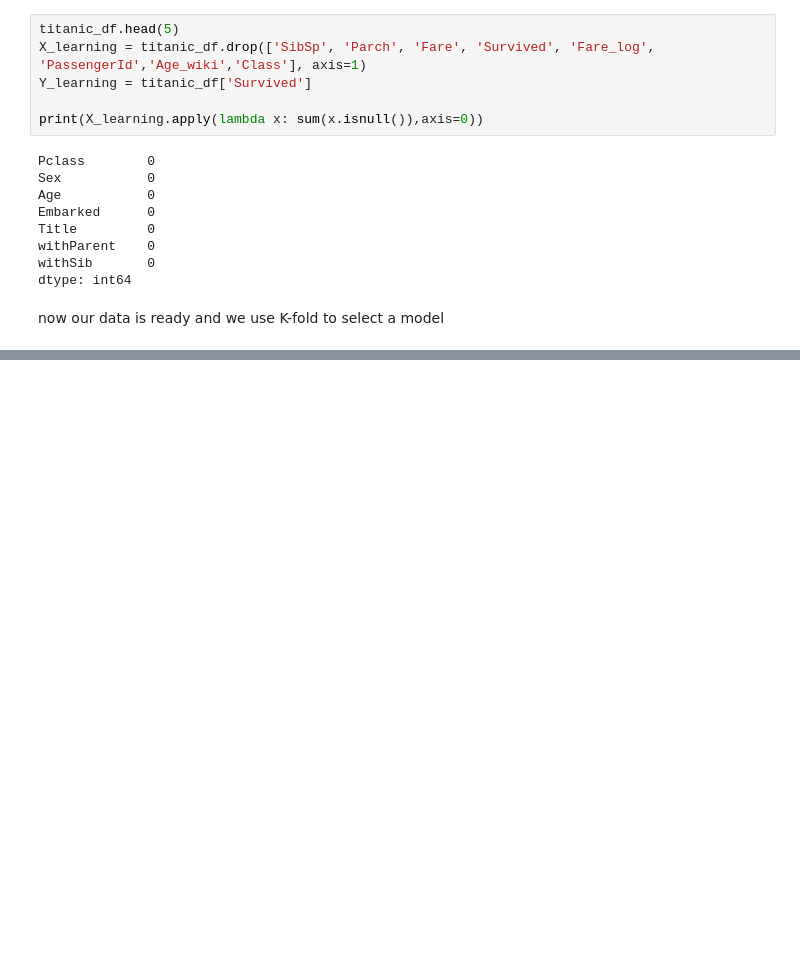
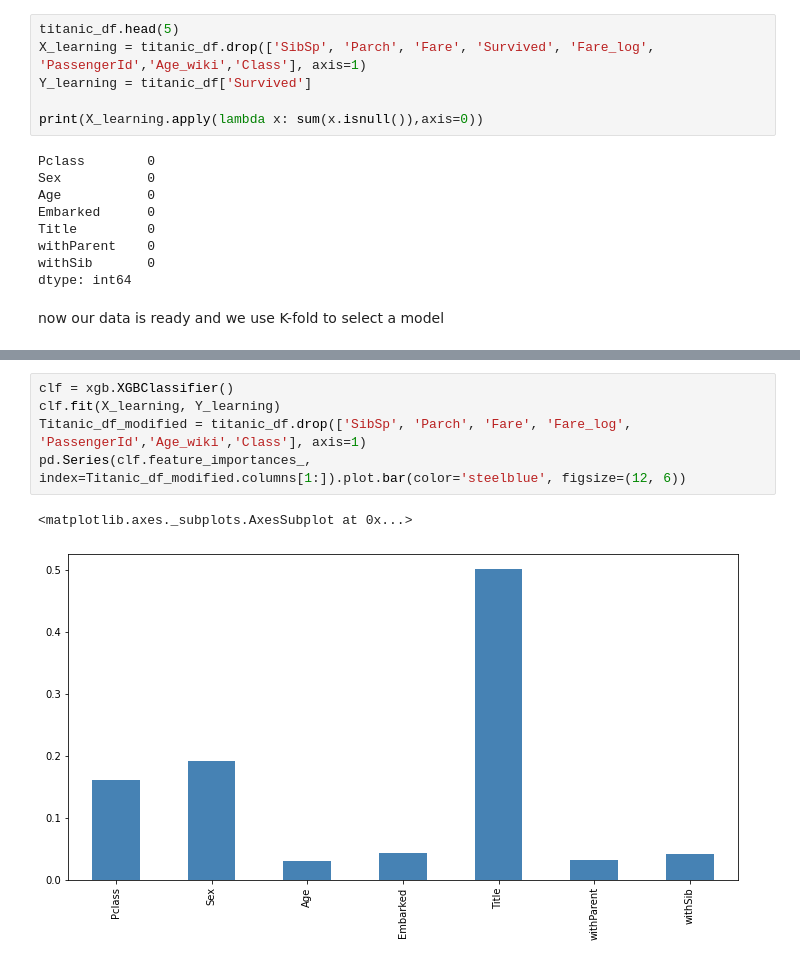
Before and after one commit to learningwithkamal/ML_Basics, a Jupyter notebook: Feature_engineering.ipynb, the cells around one changed output, grey strips where cells are left out. Drawn from its saved outputs; the diff is of its cells as text; blank space fills up the shorter version.

```diff
--- a/Feature_engineering.ipynb
+++ b/Feature_engineering.ipynb
@@ -254,0 +292,8 @@ for name, model in models:
+# %%
+clf = xgb.XGBClassifier()
+clf.fit(X_learning, Y_learning)
+Titanic_df_modified = titanic_df.drop(['SibSp', 'Parch', 'Fare', 'Fare_log', 'PassengerId','Age_wiki','Class'], axis=1)
+pd.Series(clf.feature_importances_, index=Titanic_df_modified.columns[1:]).plot.bar(color='steelblue', figsize=(12, 6))
+# %% [output]
+<matplotlib.axes._subplots.AxesSubplot at 0x...>
+[figure, added]
```
Also changed, not shown: parts of 10 cells of this notebook.
